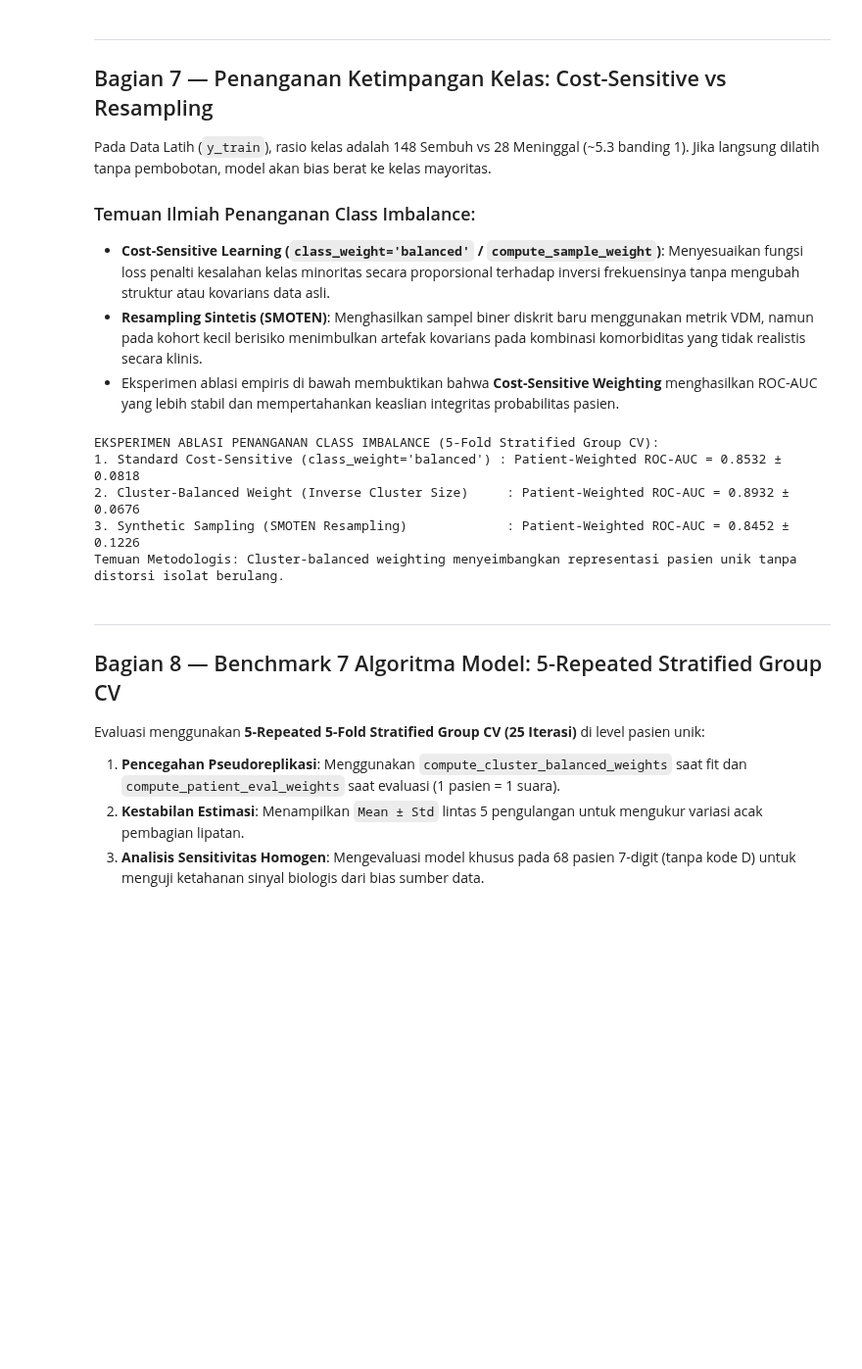
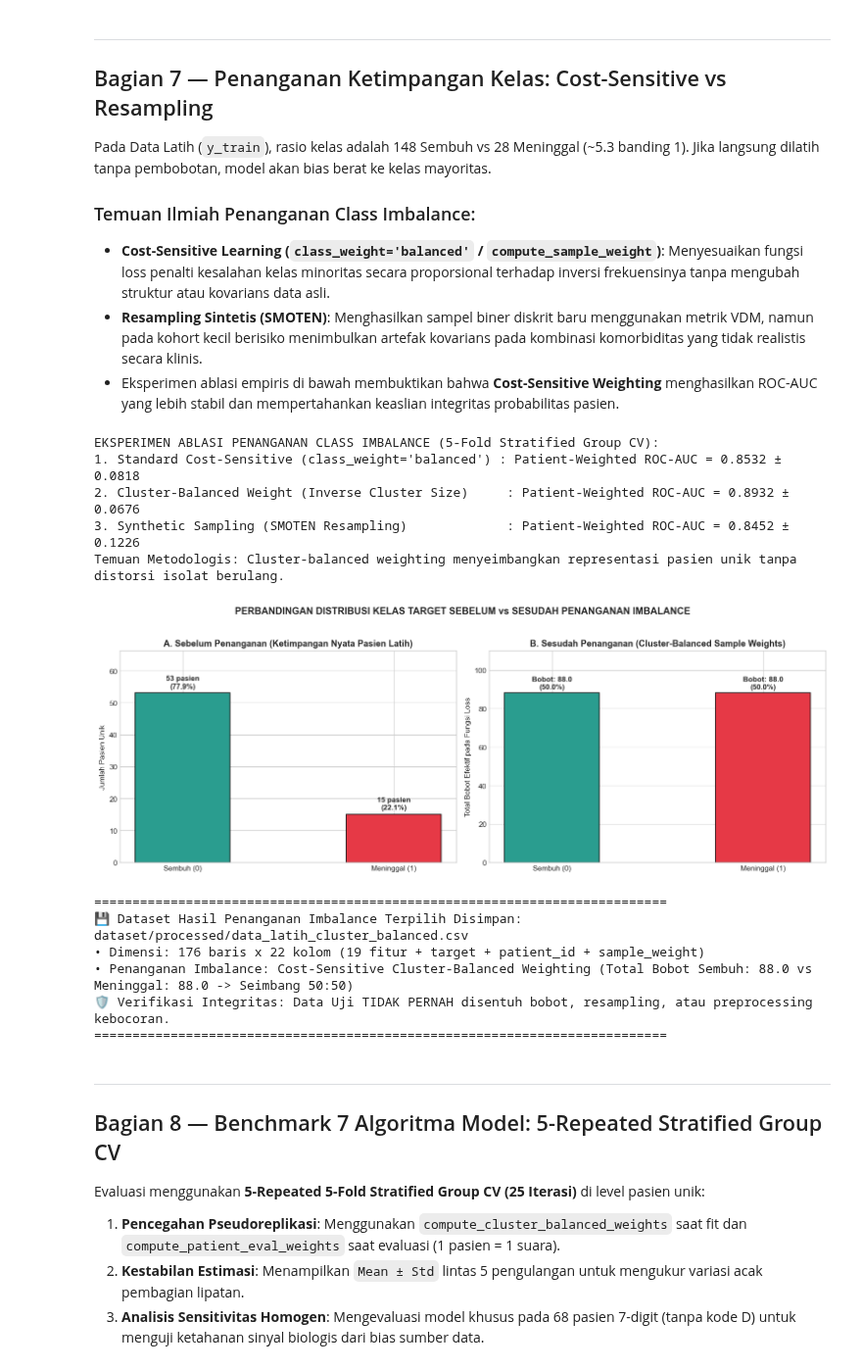
Before and after one commit to miracleboy-rw/MBKM, a Jupyter notebook: MBKM_2_Ivan_Nur_Azmi.ipynb, the cells around one changed output. Shown at 98% size. Drawn from its saved outputs; the diff is of its cells as text; code cells hidden in the pictures; blank space fills up the shorter version.

```diff
--- a/MBKM_2_Ivan_Nur_Azmi.ipynb
+++ b/MBKM_2_Ivan_Nur_Azmi.ipynb
@@ -646,34 +651,109 @@ for tr_i, va_i in sgkf_ablasi.split(X_train, y_train, groups_train):
 score_cbw = []
 for tr_i, va_i in sgkf_ablasi.split(X_train, y_train, groups_train):
     rf_m = RandomForestClassifier(n_estimators=100, max_depth=4, random_state=RANDOM_SEED)
     sw_tr = compute_cluster_balanced_weights(y_train.iloc[tr_i], groups_train.iloc[tr_i])
     rf_m.fit(X_train.iloc[tr_i], y_train.iloc[tr_i], sample_weight=sw_tr)
     p_va = rf_m.predict_proba(X_train.iloc[va_i])[:, 1]
     sw_v = compute_patient_eval_weights(groups_train.iloc[va_i])
     score_cbw.append(roc_auc_score(y_train.iloc[va_i], p_va, sample_weight=sw_v))
 
 # 3. Synthetic Sampling (SMOTEN)
 pipe_rf_smoten = ImbPipeline([
     ('smoten', SMOTEN(random_state=RANDOM_SEED, k_neighbors=3)),
     ('classifier', RandomForestClassifier(n_estimators=100, max_depth=4, random_state=RANDOM_SEED))
 ])
 score_smote = []
 for tr_i, va_i in sgkf_ablasi.split(X_train, y_train, groups_train):
     pipe_rf_smoten.fit(X_train.iloc[tr_i], y_train.iloc[tr_i])
     p_va = pipe_rf_smoten.predict_proba(X_train.iloc[va_i])[:, 1]
     sw_v = compute_patient_eval_weights(groups_train.iloc[va_i])
     score_smote.append(roc_auc_score(y_train.iloc[va_i], p_va, sample_weight=sw_v))
 
 print(f"1. Standard Cost-Sensitive (class_weight='balanced') : Patient-Weighted ROC-AUC = {np.mean(score_cw):.4f} ± {np.std(score_cw):.4f}")
 print(f"2. Cluster-Balanced Weight (Inverse Cluster Size)     : Patient-Weighted ROC-AUC = {np.mean(score_cbw):.4f} ± {np.std(score_cbw):.4f}")
 print(f"3. Synthetic Sampling (SMOTEN Resampling)             : Patient-Weighted ROC-AUC = {np.mean(score_smote):.4f} ± {np.std(score_smote):.4f}")
-print("Temuan Metodologis: Cluster-balanced weighting menyeimbangkan representasi pasien unik tanpa distorsi isolat berulang.")
+print("Temuan Metodologis: Cluster-balanced weighting menyeimbangkan representasi pasien unik tanpa distorsi isolat berulang.\n")
+
+# VISUALISASI KOMPARASI DISTRIBUSI KELAS: SEBELUM vs SESUDAH PENANGANAN IMBALANCE
+# Hitung bobot sampel pelatihan untuk data latih penuh
+weights_train = compute_cluster_balanced_weights(y_train, groups_train)
+df_weights = pd.DataFrame({'y': y_train, 'w': weights_train, 'groups': groups_train})
+
+# 1. Sebelum Penanganan: Jumlah Pasien Unik Asli
+n_sembuh_sebelum = df_weights[df_weights['y'] == 0]['groups'].nunique()
+n_meninggal_sebelum = df_weights[df_weights['y'] == 1]['groups'].nunique()
+total_pasien = n_sembuh_sebelum + n_meninggal_sebelum
+pct_sembuh_seb = (n_sembuh_sebelum / total_pasien) * 100
+pct_meninggal_seb = (n_meninggal_sebelum / total_pasien) * 100
+
+# 2. Sesudah Penanganan: Jumlah Bobot Efektif (Effective Weighted Representation)
+w_sembuh_sesudah = df_weights[df_weights['y'] == 0]['w'].sum()
+w_meninggal_sesudah = df_weights[df_weights['y'] == 1]['w'].sum()
+total_w = w_sembuh_sesudah + w_meninggal_sesudah
+pct_sembuh_ses = (w_sembuh_sesudah / total_w) * 100
+pct_meninggal_ses = (w_meninggal_sesudah / total_w) * 100
+
+fig, axes = plt.subplots(1, 2, figsize=(14, 5))
+
+# Panel 1: Sebelum Penanganan (Ketimpangan Nyata)
+bars_seb = axes[0].bar(
+    ['Sembuh (0)', 'Meninggal (1)'],
+    [n_sembuh_sebelum, n_meninggal_sebelum],
+    color=['#2a9d8f', '#e63946'], edgecolor='black', width=0.45
+)
+axes[0].set_title('A. Sebelum Penanganan (Ketimpangan Nyata Pasien Latih)', fontweight='bold')
+axes[0].set_ylabel('Jumlah Pasien Unik')
+axes[0].set_ylim(0, max(n_sembuh_sebelum, n_meninggal_sebelum) * 1.25)
+for bar, pct in zip(bars_seb, [pct_sembuh_seb, pct_meninggal_seb]):
+    h = bar.get_height()
+    axes[0].text(bar.get_x() + bar.get_width()/2, h + 1.5, f"{int(h)} pasien\n({pct:.1f}%)", ha='center', fontweight='bold', fontsize=10)
+
+# Panel 2: Sesudah Penanganan (Bobot Kelas Berimbang Tepat 50:50)
+bars_ses = axes[1].bar(
+    ['Sembuh (0)', 'Meninggal (1)'],
+    [w_sembuh_sesudah, w_meninggal_sesudah],
+    color=['#2a9d8f', '#e63946'], edgecolor='black', width=0.45
+)
+axes[1].set_title('B. Sesudah Penanganan (Cluster-Balanced Sample Weights)', fontweight='bold')
+axes[1].set_ylabel('Total Bobot Efektif pada Fungsi Loss')
+axes[1].set_ylim(0, max(w_sembuh_sesudah, w_meninggal_sesudah) * 1.25)
+for bar, pct in zip(bars_ses, [pct_sembuh_ses, pct_meninggal_ses]):
+    h = bar.get_height()
+    axes[1].text(bar.get_x() + bar.get_width()/2, h + 2.0, f"Bobot: {h:.1f}\n({pct:.1f}%)", ha='center', fontweight='bold', fontsize=10)
+
+plt.suptitle('PERBANDINGAN DISTRIBUSI KELAS TARGET SEBELUM vs SESUDAH PENANGANAN IMBALANCE', fontsize=13, fontweight='bold', y=1.03)
+plt.tight_layout()
+os.makedirs('output', exist_ok=True)
+plt.savefig('output/penyeimbangan_kelas.png', dpi=300, bbox_inches='tight')
+plt.show()
+
+# Menyimpan dataset latih berbobot hasil penanganan imbalance terpilih (Cluster-Balanced Weights)
+df_latih_penanganan = X_train.copy()
+df_latih_penanganan['target_luaran'] = y_train.values
+df_latih_penanganan['true_patient_id'] = groups_train.values
+df_latih_penanganan['sample_weight'] = weights_train
+
+path_latih_balanced = 'dataset/processed/data_latih_cluster_balanced.csv'
+df_latih_penanganan.to_csv(path_latih_balanced, index=False)
+print("=" * 75)
+print(f"💾 Dataset Hasil Penanganan Imbalance Terpilih Disimpan: {path_latih_balanced}")
+print(f"• Dimensi: {df_latih_penanganan.shape[0]} baris x {df_latih_penanganan.shape[1]} kolom (19 fitur + target + patient_id + sample_weight)")
+print(f"• Penanganan Imbalance: Cost-Sensitive Cluster-Balanced Weighting (Total Bobot Sembuh: {w_sembuh_sesudah:.1f} vs Meninggal: {w_meninggal_sesudah:.1f} -> Seimbang 50:50)")
+print("🛡️ Verifikasi Integritas: Data Uji TIDAK PERNAH disentuh bobot, resampling, atau preprocessing kebocoran.")
+print("=" * 75)
 # %% [output]
 EKSPERIMEN ABLASI PENANGANAN CLASS IMBALANCE (5-Fold Stratified Group CV):
 1. Standard Cost-Sensitive (class_weight='balanced') : Patient-Weighted ROC-AUC = 0.8532 ± 0.0818
 2. Cluster-Balanced Weight (Inverse Cluster Size)     : Patient-Weighted ROC-AUC = 0.8932 ± 0.0676
 3. Synthetic Sampling (SMOTEN Resampling)             : Patient-Weighted ROC-AUC = 0.8452 ± 0.1226
 Temuan Metodologis: Cluster-balanced weighting menyeimbangkan representasi pasien unik tanpa distorsi isolat berulang.
+[figure, added]
+===========================================================================
+💾 Dataset Hasil Penanganan Imbalance Terpilih Disimpan: dataset/processed/data_latih_cluster_balanced.csv
+• Dimensi: 176 baris x 22 kolom (19 fitur + target + patient_id + sample_weight)
+• Penanganan Imbalance: Cost-Sensitive Cluster-Balanced Weighting (Total Bobot Sembuh: 88.0 vs Meninggal: 88.0 -> Seimbang 50:50)
+🛡️ Verifikasi Integritas: Data Uji TIDAK PERNAH disentuh bobot, resampling, atau preprocessing kebocoran.
+===========================================================================
 # %% [markdown]
 ---
 ## Bagian 8 — Benchmark 7 Algoritma Model: 5-Repeated Stratified Group CV
```
Also changed, not shown: parts of 6 cells of this notebook, 10 other files.
